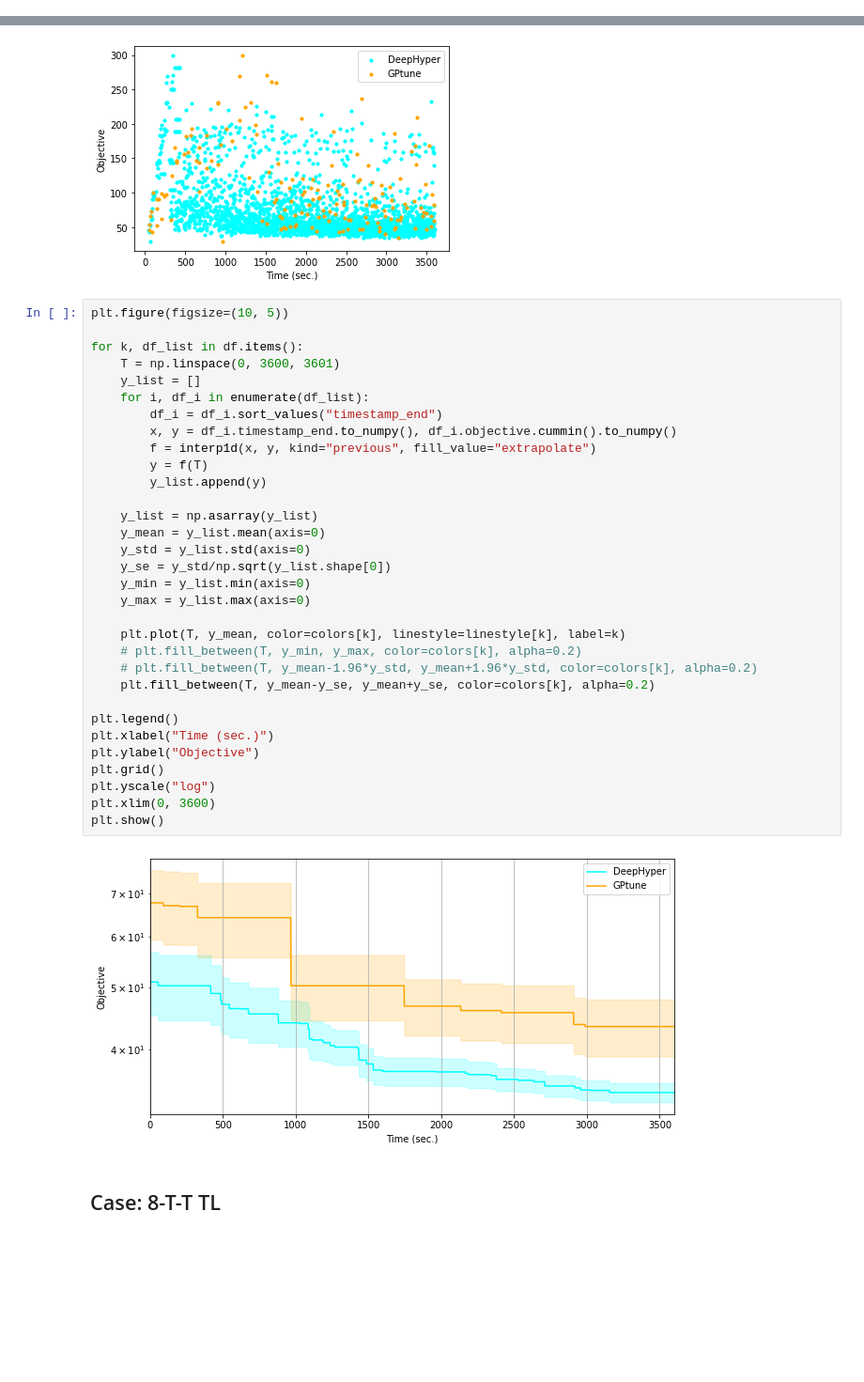
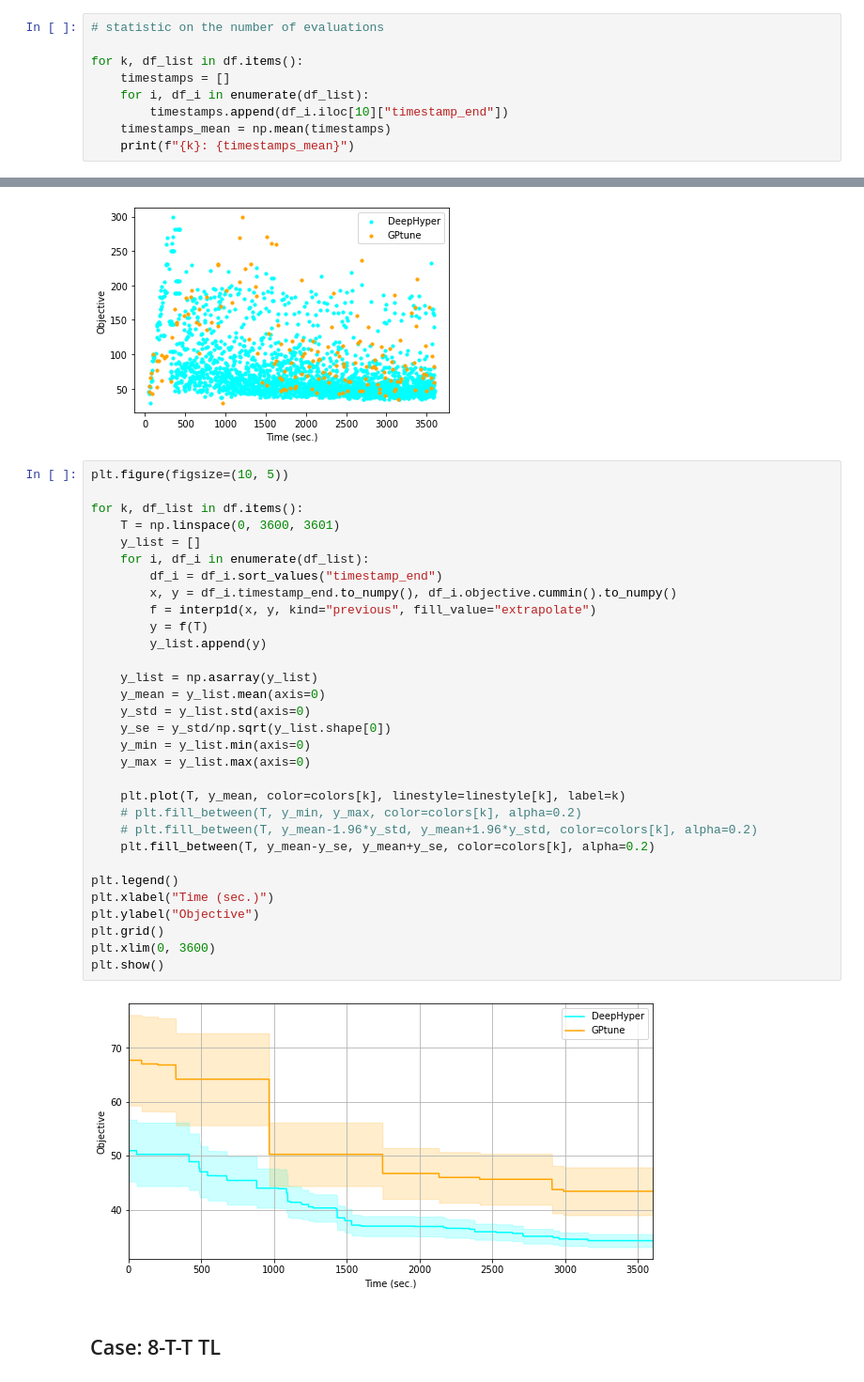
Before and after one commit to hepnos/HEPnOS-Autotuning, a Jupyter notebook: surrogate/analysis.ipynb, the cells around one changed output, grey strips where cells are left out. Shown at 94% size. Drawn from its saved outputs; the diff is of its cells as text; blank space fills up the shorter version.

Commit message:
update plot

```diff
--- a/surrogate/analysis.ipynb
+++ b/surrogate/analysis.ipynb
@@ -63,3 +63,12 @@ for k, df_list in df.items():
 DeepHyper: 560 ± 27
 GPtune: 36 ± 2
 HiPerBOt: 28 ± 2
+# %%
+# statistic on the number of evaluations
+
+for k, df_list in df.items():
+    timestamps = []
+    for i, df_i in enumerate(df_list):
+        timestamps.append(df_i.iloc[10]["timestamp_end"])
+    timestamps_mean = np.mean(timestamps)
+    print(f"{k}: {timestamps_mean}")
@@ -197,35 +210,34 @@ plt.figure(figsize=(10, 5))
 
 for k, df_list in df.items():
     T = np.linspace(0, 3600, 3601)
     y_list = []
     for i, df_i in enumerate(df_list):
         df_i = df_i.sort_values("timestamp_end")
         x, y = df_i.timestamp_end.to_numpy(), df_i.objective.cummin().to_numpy()
         f = interp1d(x, y, kind="previous", fill_value="extrapolate")
         y = f(T)
         y_list.append(y)
 
     y_list = np.asarray(y_list)
     y_mean = y_list.mean(axis=0)
     y_std = y_list.std(axis=0)
     y_se = y_std/np.sqrt(y_list.shape[0])
     y_min = y_list.min(axis=0)
     y_max = y_list.max(axis=0)
 
     plt.plot(T, y_mean, color=colors[k], linestyle=linestyle[k], label=k)
     # plt.fill_between(T, y_min, y_max, color=colors[k], alpha=0.2)
     # plt.fill_between(T, y_mean-1.96*y_std, y_mean+1.96*y_std, color=colors[k], alpha=0.2)
     plt.fill_between(T, y_mean-y_se, y_mean+y_se, color=colors[k], alpha=0.2)
 
 plt.legend()
 plt.xlabel("Time (sec.)")
 plt.ylabel("Objective")
 plt.grid()
-plt.yscale("log")
 plt.xlim(0, 3600)
 plt.show()
 # %% [output]
-[figure, old version]
+[figure, new version]
 # %% [markdown]
 ## Case: 8-T-T TL
 # %%
```
Also changed, not shown: parts of 2 cells of this notebook.
